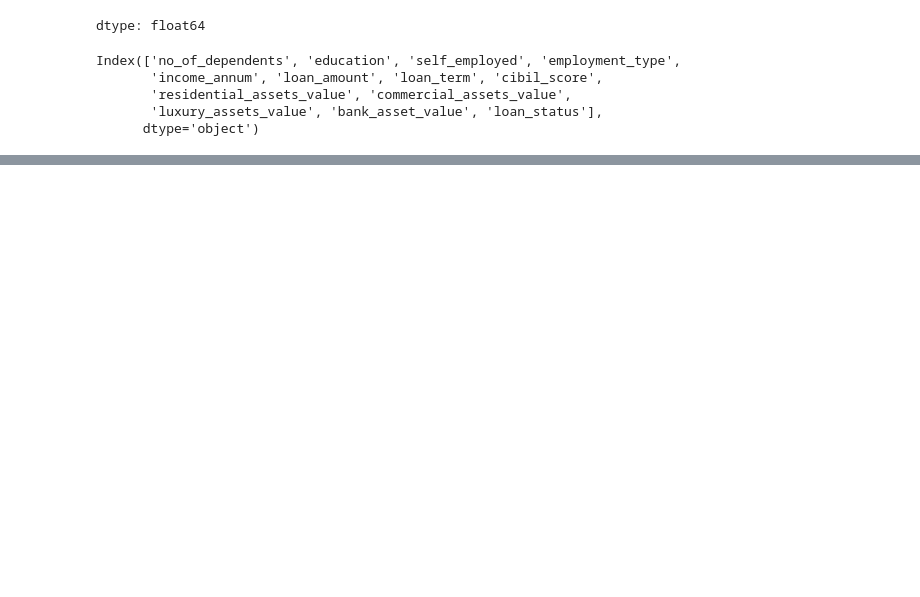
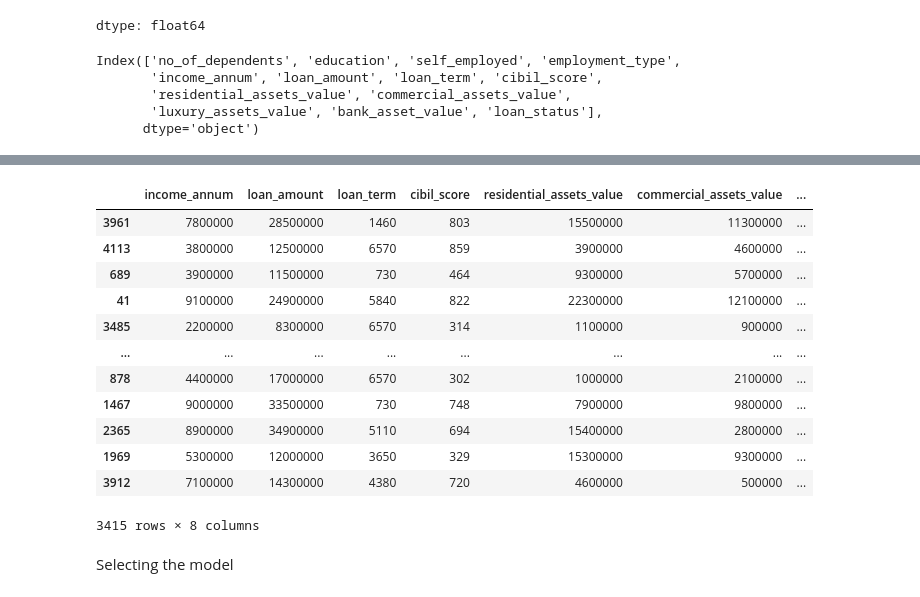
Before and after one commit to harshit4311/Loan-Approval-System-QuantSight, a Jupyter notebook: QuantaSight-Assignment.ipynb, the cells around one changed output, grey strips where cells are left out. Saved outputs shown, nothing was run; the diff lists cells and outputs as text; code cells hidden in the pictures; blank space fills up the shorter version.

```diff
--- a/QuantaSight-Assignment.ipynb
+++ b/QuantaSight-Assignment.ipynb
@@ -243,0 +305,27 @@ cat_df = df[categorical_features]
+# %%
+from sklearn.model_selection import train_test_split
+x = df_encode.drop('loan_status', axis=1)
+y = df_encode['loan_status']
+x_train, x_test, y_train, y_test = train_test_split(x, y, test_size=0.2, random_state=79, stratify=y)
+# %%
+numerical_features = ['income_annum', 'loan_amount', 'loan_term', 'cibil_score','residential_assets_value', 'commercial_assets_value', 'bank_asset_value', 'luxury_assets_value']
+xtrain_num = x_train[numerical_features]
+xtest_num = x_test[numerical_features]
+# %%
+xtrain_num
+# %% [output]
+|  | income_annum | loan_amount | loan_term | cibil_score | residential_assets_value | commercial_assets_value | ... |
+| 3961 | 7800000 | 28500000 | 1460 | 803 | 15500000 | 11300000 | ... |
+| 4113 | 3800000 | 12500000 | 6570 | 859 | 3900000 | 4600000 | ... |
+| 689 | 3900000 | 11500000 | 730 | 464 | 9300000 | 5700000 | ... |
+| 41 | 9100000 | 24900000 | 5840 | 822 | 22300000 | 12100000 | ... |
+| 3485 | 2200000 | 8300000 | 6570 | 314 | 1100000 | 900000 | ... |
+| ... | ... | ... | ... | ... | ... | ... | ... |
+| 878 | 4400000 | 17000000 | 6570 | 302 | 1000000 | 2100000 | ... |
+| 1467 | 9000000 | 33500000 | 730 | 748 | 7900000 | 9800000 | ... |
+| 2365 | 8900000 | 34900000 | 5110 | 694 | 15400000 | 2800000 | ... |
+| 1969 | 5300000 | 12000000 | 3650 | 329 | 15300000 | 9300000 | ... |
+| 3912 | 7100000 | 14300000 | 4380 | 720 | 4600000 | 500000 | ... |
+3415 rows × 8 columns
+# %% [markdown]
+Selecting the model
```
Also changed, not shown: parts of 28 cells of this notebook.
